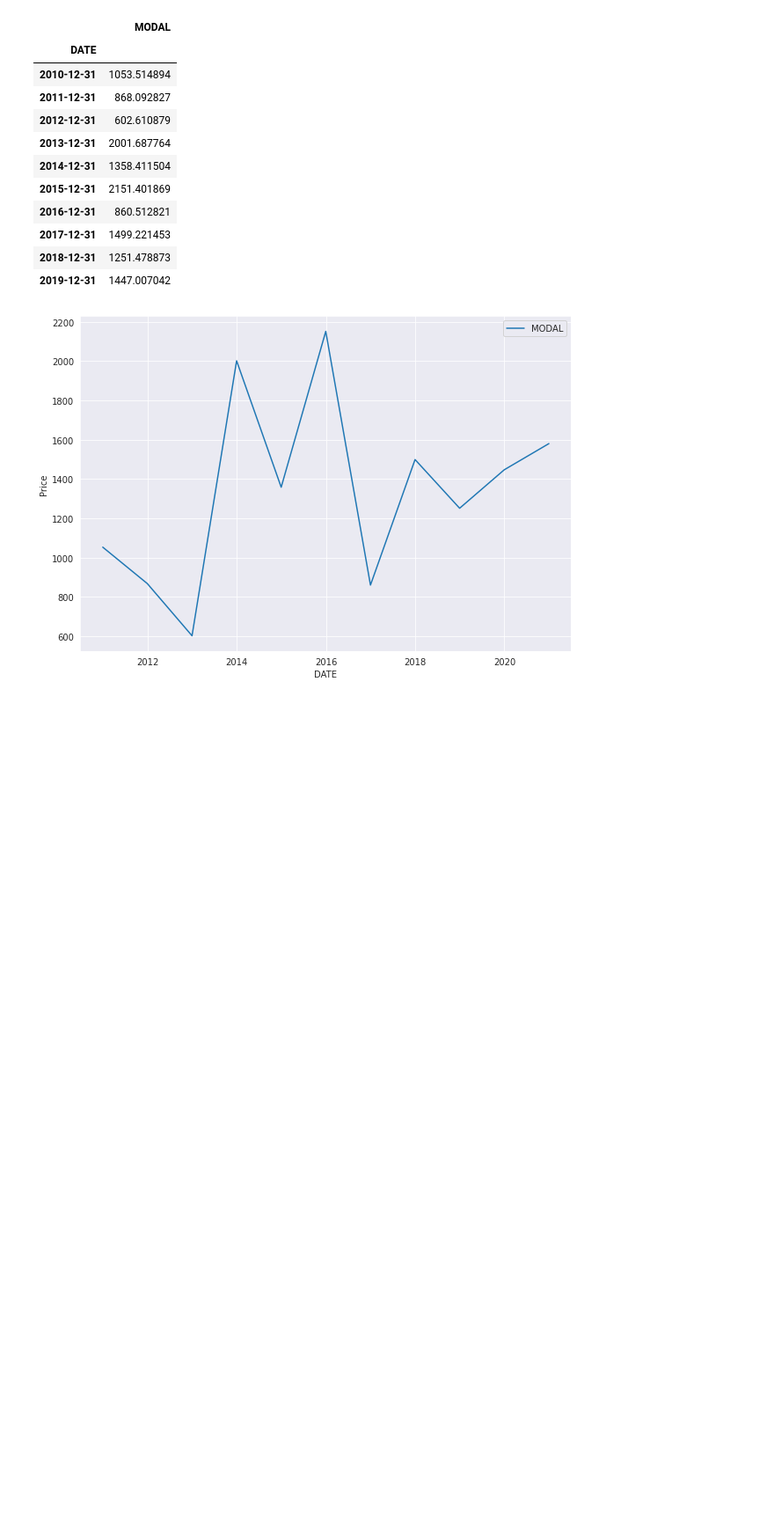
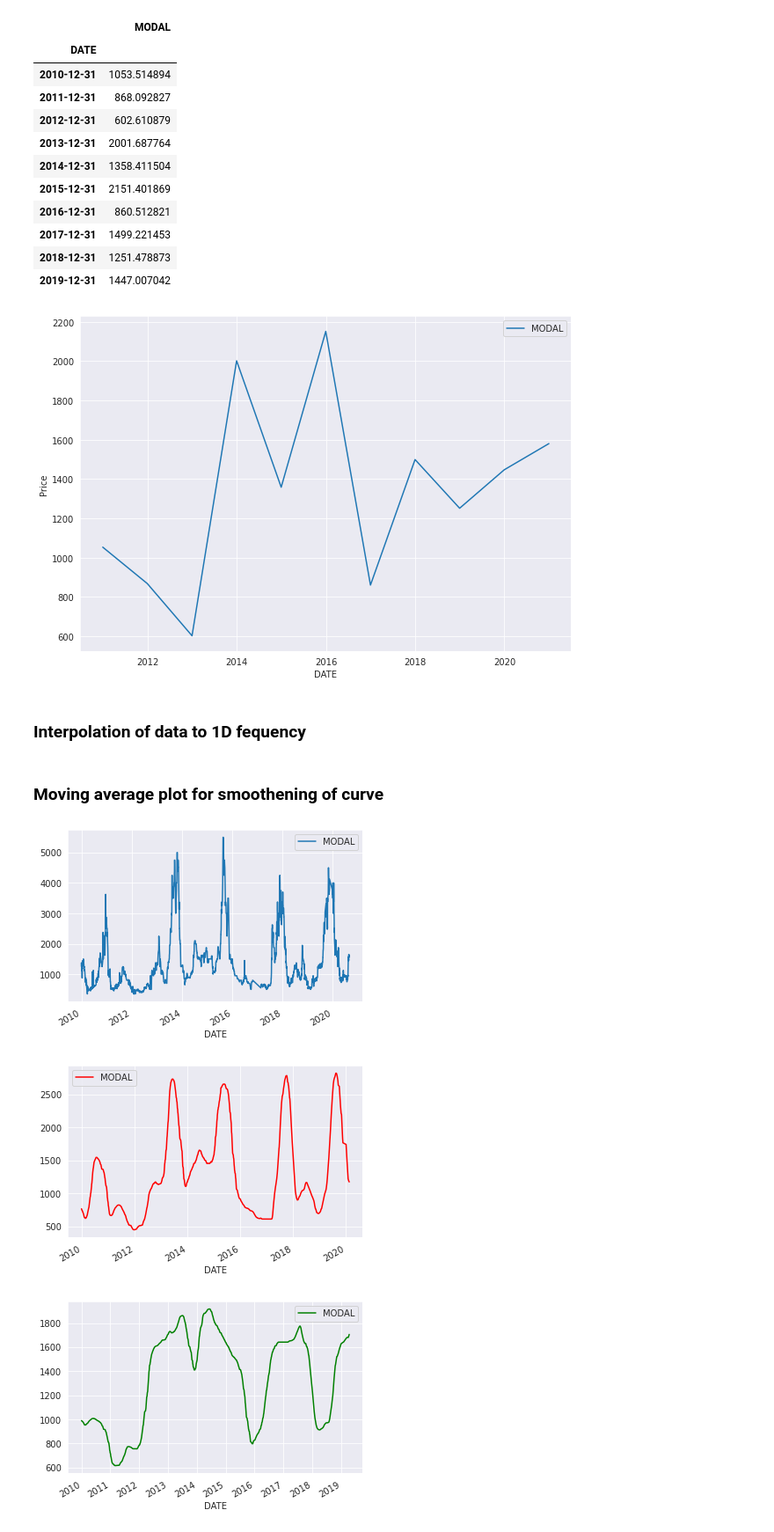
Before and after one commit to siramk/DS250_PROJECT_VEGETABLE_PRICE_ANALYSIS, a Jupyter notebook: plot analysis.ipynb, the cells around one changed output. Shown at 88% size. Cells and saved outputs as stored; diff of their text form; code cells hidden in the pictures; blank space fills up the shorter version.

Commit message:
added year wise plots and moving avetage plot

```diff
--- a/plot analysis.ipynb
+++ b/plot analysis.ipynb
@@ -97,3 +97,5 @@ ax.set_ylabel('Price')
 plt.show()
 # %% [output]
 [figure]
+# %% [markdown]
+### Interpolation of data to 1D fequency
@@ -99,0 +104,16 @@ plt.show()
+# %% [markdown]
+### Moving average plot for smoothening of curve
+# %%
+#window size is 365 days
+half_year_rolling_df = df.rolling(window= 130)
+half_year_rolling_mean_df = half_year_rolling_df.mean()
+df.plot()
+half_year_rolling_mean_df.plot(color= 'red')
+full_year_rolling_df = df.rolling(window= 365)
+full_year_rolling_mean_df = full_year_rolling_df.mean()
+full_year_rolling_mean_df.plot(color= 'green')
+plt.show()
+# %% [output]
+[figure, added]
+[figure, added]
+[figure, added]
```
Also changed, not shown: parts of 9 cells of this notebook.
